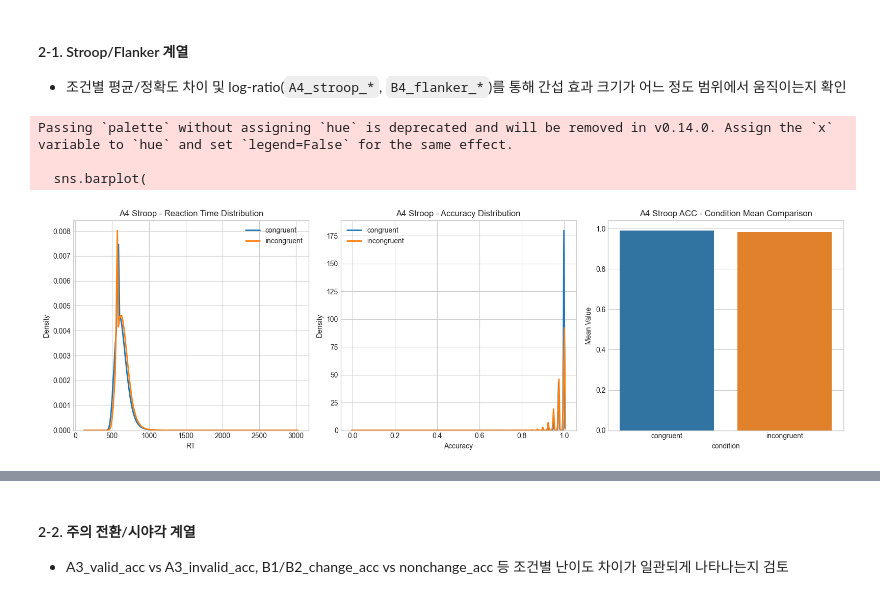
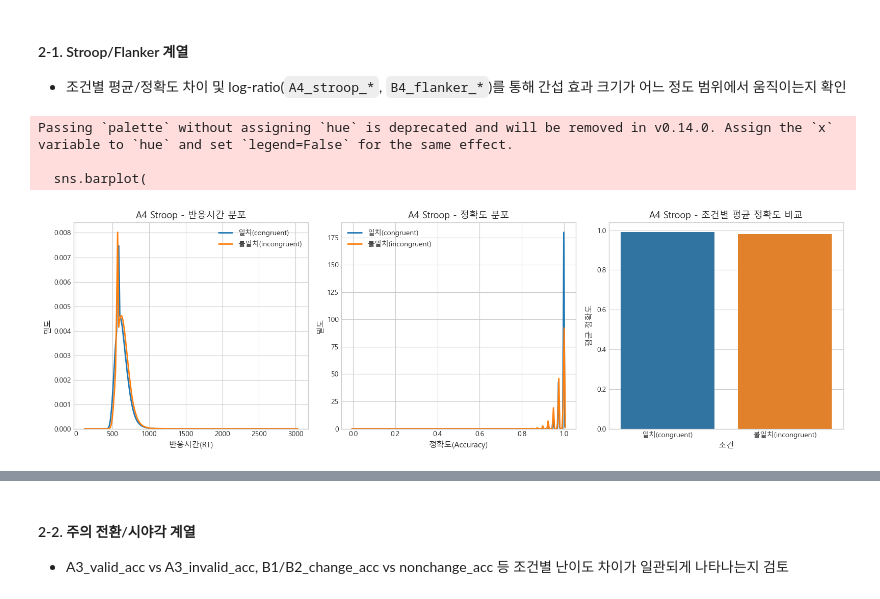
Before and after one commit to cms6090/Dacon, a Jupyter notebook: EDA_part2.ipynb, the cells around one changed output, grey strips where cells are left out. Drawn from its saved outputs; the diff is of its cells as text; code cells hidden in the pictures.

```diff
--- a/EDA_part2.ipynb
+++ b/EDA_part2.ipynb
@@ -71,3 +71,22 @@ green = sns.color_palette()[2]    # 기본 초록색
 red = sns.color_palette()[3]      # 기본 빨간색
 purple = sns.color_palette()[4]   # 기본 보라색
 brown = sns.color_palette()[5]    # 기본 갈색
+# %%
+import matplotlib.font_manager as fm
+import matplotlib.pyplot as plt
+import matplotlib as mpl
+
+# Windows 기본 Malgun Gothic 경로
+font_path = "C:/Windows/Fonts/malgun.ttf"
+
+# 폰트 등록
+font = fm.FontProperties(fname=font_path).get_name()
+fm.fontManager.addfont(font_path)
+
+# Matplotlib 전체 설정 업데이트
+mpl.rc('font', family=font)
+
+# 마이너스 깨짐 방지
+mpl.rcParams['axes.unicode_minus'] = False
+
+print("사용 중인 폰트:", font)
@@ -391,53 +420,59 @@ df_B = df[df["Test_x"] == "B"].copy()
 plt.figure(figsize=(16, 5))
 
 # ---------------------------------------
-# 1) Reaction Time KDE
+# 1) 반응시간 KDE
 # ---------------------------------------
 plt.subplot(1, 3, 1)
-sns.kdeplot(df_A["A4_rt_congruent"], label="congruent", linewidth=2, color=blue)
-sns.kdeplot(df_A["A4_rt_incongruent"], label="incongruent", linewidth=2, color=orange)
-plt.title("A4 Stroop - Reaction Time Distribution")
-plt.xlabel("RT")
+sns.kdeplot(df_A["A4_rt_congruent"], label="일치(congruent)", linewidth=2, color=blue)
+sns.kdeplot(df_A["A4_rt_incongruent"], label="불일치(incongruent)", linewidth=2, color=orange)
+
+plt.title("A4 Stroop - 반응시간 분포", fontsize=13)
+plt.xlabel("반응시간(RT)", fontsize=11)
+plt.ylabel("밀도", fontsize=11)
 plt.legend()
 
 # ---------------------------------------
-# 2) Accuracy KDE
+# 2) 정확도 KDE
 # ---------------------------------------
 plt.subplot(1, 3, 2)
-sns.kdeplot(df_A["A4_acc_congruent"], label="congruent", linewidth=2, color="#1f77b4")
-sns.kdeplot(df_A["A4_acc_incongruent"], label="incongruent", linewidth=2, color="#ff7f0e")
-plt.title("A4 Stroop - Accuracy Distribution")
-plt.xlabel("Accuracy")
+sns.kdeplot(df_A["A4_acc_congruent"], label="일치(congruent)", linewidth=2, color=blue)
+sns.kdeplot(df_A["A4_acc_incongruent"], label="불일치(incongruent)", linewidth=2, color=orange)
+
+plt.title("A4 Stroop - 정확도 분포", fontsize=13)
+plt.xlabel("정확도(Accuracy)", fontsize=11)
+plt.ylabel("밀도", fontsize=11)
 plt.legend()
 
 # ---------------------------------------
-# 3) Barplot Mean Comparison
+# 3) 평균 정확도 비교 Barplot
 # ---------------------------------------
 summary_stroop = pd.DataFrame({
-    "condition": ["congruent", "incongruent"],
+    "condition": ["일치(congruent)", "불일치(incongruent)"],
     "value": [
         df_A["A4_acc_congruent"].mean(),
         df_A["A4_acc_incongruent"].mean()
     ]
 })
 
 plt.subplot(1, 3, 3)
 sns.barplot(
     data=summary_stroop,
     x="condition",
     y="value",
     palette=[blue, orange]
 )
-plt.title("A4 Stroop ACC - Condition Mean Comparison")
-plt.ylabel("Mean Value")
+
+plt.title("A4 Stroop - 조건별 평균 정확도 비교", fontsize=13)
+plt.ylabel("평균 정확도", fontsize=11)
+plt.xlabel("조건", fontsize=11)
 
 plt.tight_layout()
 plt.show()
 # %% [output]
 Passing `palette` without assigning `hue` is deprecated and will be removed in v0.14.0. Assign the `x` variable to `hue` and set `legend=False` for the same effect.
 
   sns.barplot(
-[figure, old version]
+[figure, new version]
 # %%
 # ---------------------------------------
 # 5) 조건별 평균 차이를 barplot으로 시각화
```
Also changed, not shown: parts of 14 cells of this notebook.
